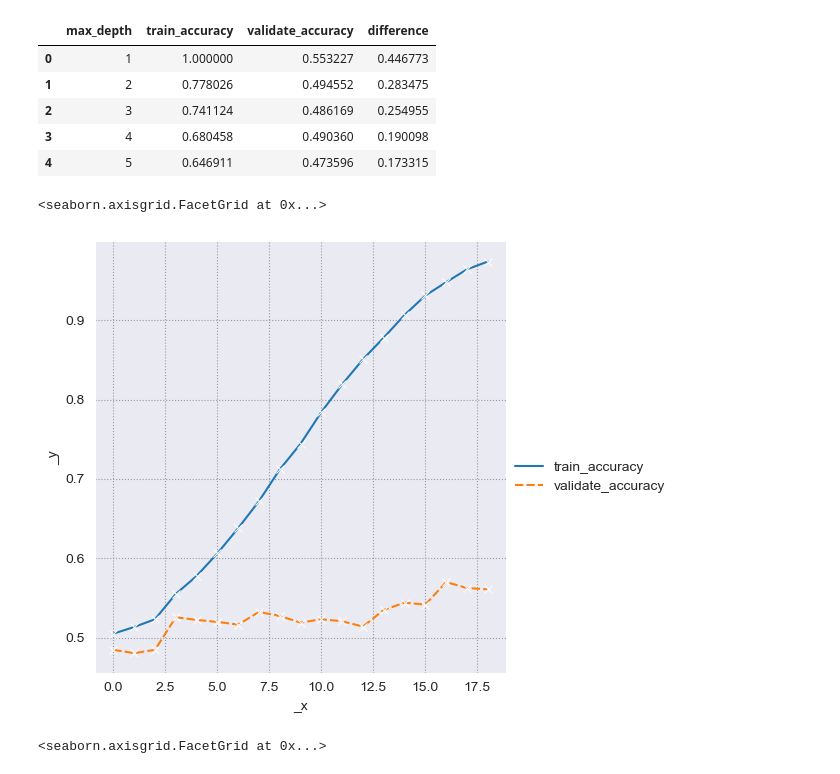
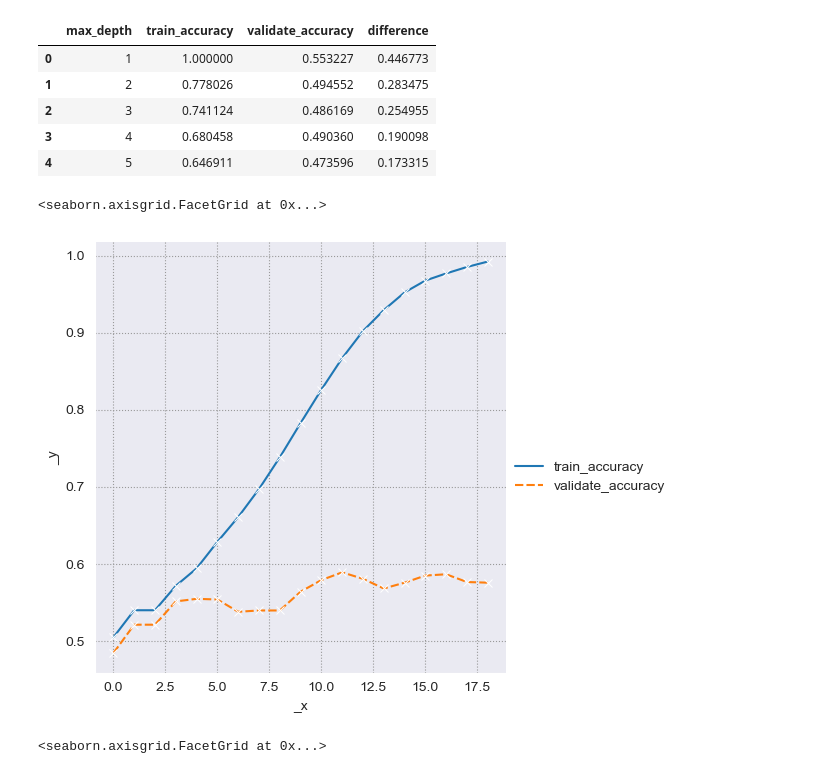
Before and after one commit to clustering-the-wines/wine_clustering, a Jupyter notebook: shawns_workbook2.ipynb, the cells around one changed output. Saved outputs shown, nothing was run; the diff lists cells and outputs as text; code cells hidden in the pictures.

```diff
--- a/shawns_workbook2.ipynb
+++ b/shawns_workbook2.ipynb
@@ -761,10 +761,10 @@ knn2.head()
 | 3 | 4 | 0.680458 | 0.490360 | 0.190098 |
 | 4 | 5 | 0.646911 | 0.473596 | 0.173315 |
 # %%
-sns.relplot(data=dectree1, kind='line', marker='x')
+sns.relplot(data=dctree1, kind='line', marker='x')
 # %% [output]
 <seaborn.axisgrid.FacetGrid at 0x...>
-[figure, old version]
+[figure, new version]
 # %%
 sns.relplot(data=rfgn, kind='line', marker='x')
 # %% [output]
```
Also changed, not shown: parts of 5 cells of this notebook, 1 other file.
